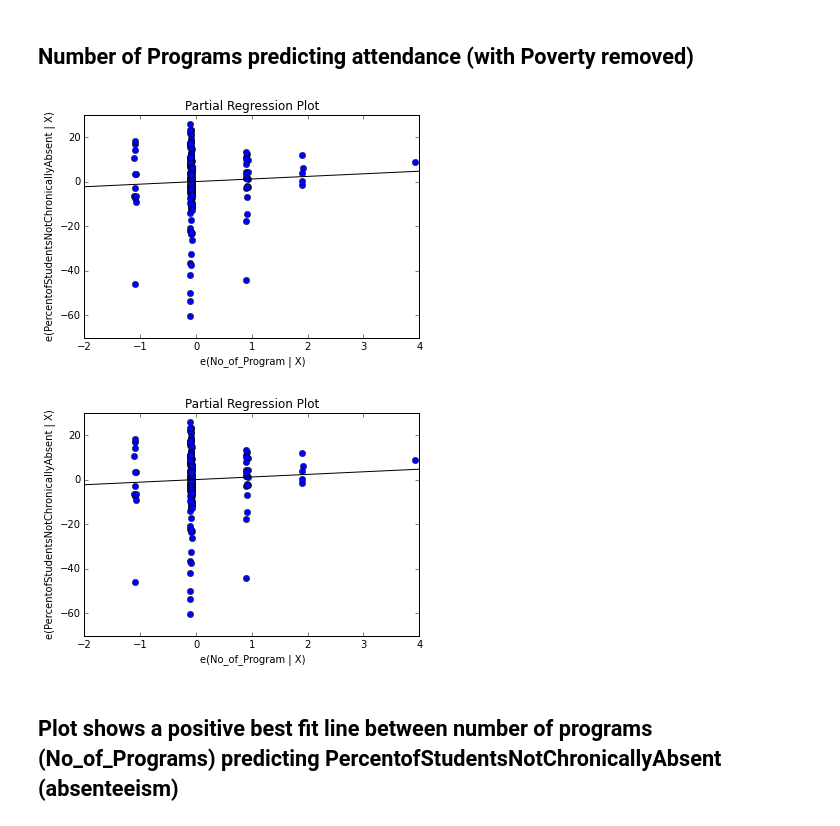
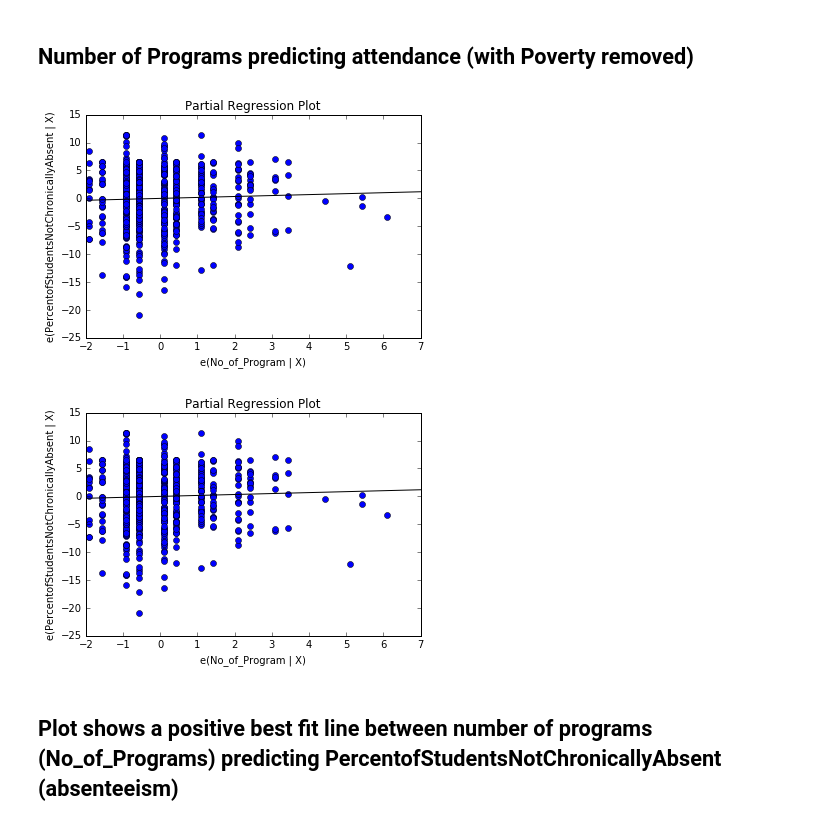
Before and after one commit to philschatz/ed-pathways, a Jupyter notebook: analysis/Attendance_v_programs.ipynb, the cells around one changed output. Saved outputs shown, nothing was run; the diff lists cells and outputs as text; code cells hidden in the pictures.

```diff
--- a/analysis/Attendance_v_programs.ipynb
+++ b/analysis/Attendance_v_programs.ipynb
@@ -82,0 +37,15 @@ attendance
+# %%
+#We are interested in elementary school types (SchoolType == E, M, H)
+attendance = attendance[attendance['SchoolType'] == 'E']
+# Drop duplicates
+attendance = attendance.drop_duplicates()
+# drop incomplete
+attendance = attendance.dropna()
+# create new 'number of program binary' (No_of_Program_b) that replaces No_of_Program with 0 -> 0
+# and > 0 -> 1
+attendance['No_of_Program_b'] = attendance['No_of_Program'].replace([1,2,3,4,5,6,7,8,9,10], 1)
+# calculate the median
+median = np.median(attendance['FrRedLnch_PercentEligible'])
+# create new FrRedLnch_PercentEligible_hilo categorical variable where > median -> 1 else 0
+attendance['FrRedLnch_PercentEligible_hilo'] = np.where(attendance['FrRedLnch_PercentEligible'] > median,1,0)
+attendance
@@ -103,6 +219,7 @@ plt.show()
 
 ### We first remove the effect of poverty weighted by enrollment.  First, we weight only our poverty metric and leave programming at the school level.
 # %%
-res = wls("PercentofStudentsNotChronicallyAbsent ~ FrRedLnch_PercentEligible", data=attendance, weights = attendance['Enrollment']).fit()
+#res = wls("PercentofStudentsNotChronicallyAbsent ~ FrRedLnch_PercentEligible_hilo", data=attendance, weights = attendance['Enrollment']).fit()
+res = ols("PercentofStudentsNotChronicallyAbsent ~ FrRedLnch_PercentEligible_hilo", data=attendance).fit()
 print(res.summary())
 # %% [output]
@@ -182,10 +291,10 @@ Warnings:
 # %% [markdown]
 ## Number of Programs predicting attendance (with Poverty removed)
 # %%
-sm.graphics.plot_partregress("PercentofStudentsNotChronicallyAbsent", "No_of_Program", exog_others=["FrRedLnch_PercentEligible"], data=attendance, title_kwargs={}, obs_labels=False)
+sm.graphics.plot_partregress("PercentofStudentsNotChronicallyAbsent", "No_of_Program", exog_others=["FrRedLnch_PercentEligible_hilo"], data=attendance, title_kwargs={}, obs_labels=False)
 # %% [output]
-[figure, old version]
+[figure, new version]
-[figure, old version]
+[figure, new version]
 # %% [markdown]
 ## Plot shows a positive best fit line between number of programs (No_of_Programs) predicting PercentofStudentsNotChronicallyAbsent (absenteeism)
 # %% [markdown]
```
Also changed, not shown: parts of 40 cells of this notebook.
